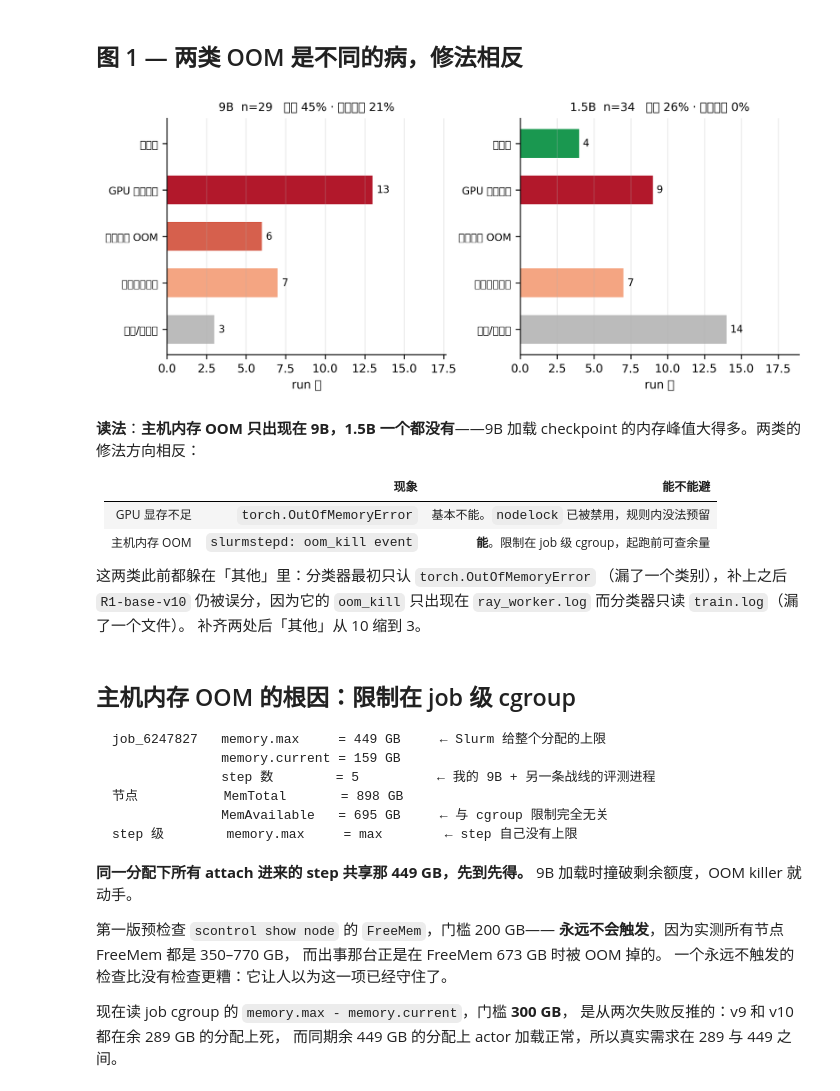
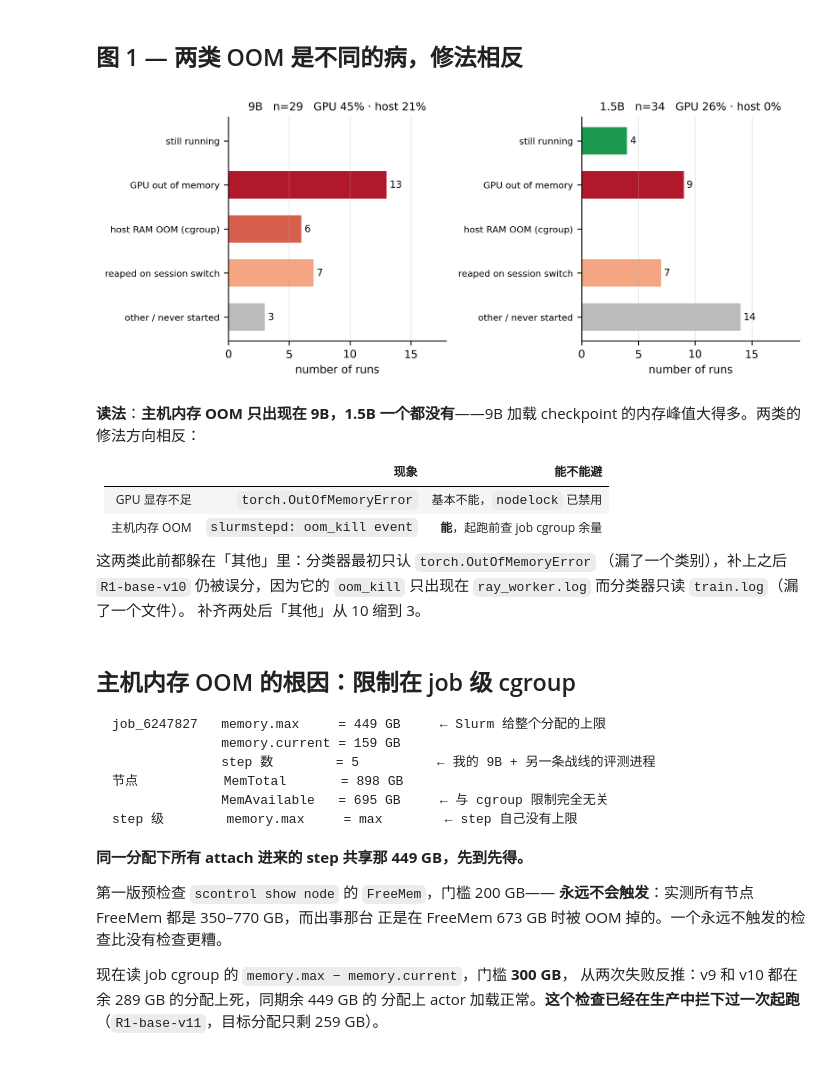
Before and after one commit to KangOxford/Large-Discovery-Models, a Jupyter notebook: rl/slime_launch/handoff_notebooks/02_9b_run_stability.ipynb, the cells around one changed output. Cells and saved outputs as stored; diff of their text form; code cells hidden in the pictures.

````diff
--- a/rl/slime_launch/handoff_notebooks/02_9b_run_stability.ipynb
+++ b/rl/slime_launch/handoff_notebooks/02_9b_run_stability.ipynb
@@ -28,7 +28,7 @@ def load(name): return json.loads((R / name).read_text())
 runs = load("run_outcomes.json")
 c9 = Counter(r["outcome"] for r in runs if r["size"] == "9B")
 c15 = Counter(r["outcome"] for r in runs if r["size"] == "1.5B")
-n9 = sum(c9.values()); n15 = sum(c15.values())
+n9, n15 = sum(c9.values()), sum(c15.values())
 print(f"9B   n={n9}   {dict(c9)}")
 print(f"1.5B n={n15}   {dict(c15)}")
 # %% [output]
@@ -38,32 +38,33 @@ print(f"1.5B n={n15}   {dict(c15)}")
 ## 图 1 — 两类 OOM 是不同的病，修法相反
 # %%
 order = ["alive", "gpu_oom", "host_oom", "session_kill", "other"]
-lab = {"alive": "还在跑", "gpu_oom": "GPU 显存不足", "host_oom": "主机内存 OOM",
-       "session_kill": "会话切换收割", "other": "其他/未起来"}
+lab = {"alive": "still running", "gpu_oom": "GPU out of memory",
+       "host_oom": "host RAM OOM (cgroup)", "session_kill": "reaped on session switch",
+       "other": "other / never started"}
 col = {"alive": "#1a9850", "gpu_oom": "#b2182b", "host_oom": "#d6604d",
        "session_kill": "#f4a582", "other": "#bbbbbb"}
-fig, axes = plt.subplots(1, 2, figsize=(7.8, 3.4))
+fig, axes = plt.subplots(1, 2, figsize=(8.2, 3.4))
 for ax, (size, cnt, n) in zip(axes, [("9B", c9, n9), ("1.5B", c15, n15)]):
     vals = [cnt.get(k, 0) for k in order]
     b = ax.barh(range(len(order)), vals, color=[col[k] for k in order], height=.62)
-    ax.set_yticks(range(len(order))); ax.set_yticklabels([lab[k] for k in order], fontsize=8)
-    ax.invert_yaxis(); ax.set_xlabel("run 数")
-    ax.set_title(f"{size}  n={n}   显存 {100*cnt.get('gpu_oom',0)/n:.0f}% · "
-                 f"主机内存 {100*cnt.get('host_oom',0)/n:.0f}%", fontsize=9)
+    ax.set_yticks(range(len(order))); ax.set_yticklabels([lab[k] for k in order], fontsize=7.5)
+    ax.invert_yaxis(); ax.set_xlabel("number of runs")
+    ax.set_title(f"{size}   n={n}   GPU {100*cnt.get('gpu_oom',0)/n:.0f}% · "
+                 f"host {100*cnt.get('host_oom',0)/n:.0f}%", fontsize=9)
     for r_, v in zip(b, vals):
         if v: ax.text(v+.25, r_.get_y()+r_.get_height()/2, str(v), va="center", fontsize=8)
-    ax.set_xlim(0, max(vals)*1.28+1); ax.grid(axis="y", alpha=0)
+    ax.set_xlim(0, max(vals)*1.3+1); ax.grid(axis="y", alpha=0)
 plt.tight_layout(); plt.show()
 # %% [output]
-[figure, old version]
+[figure, new version]
 # %% [markdown]
 **读法**：**主机内存 OOM 只出现在 9B，1.5B 一个都没有**——9B 加载
 checkpoint 的内存峰值大得多。两类的修法方向相反：
 
 | | 现象 | 能不能避 |
 |---|---|---|
-| GPU 显存不足 | `torch.OutOfMemoryError` | 基本不能。`nodelock` 已被禁用，规则内没法预留 |
-| 主机内存 OOM | `slurmstepd: oom_kill event` | **能**。限制在 job 级 cgroup，起跑前可查余量 |
+| GPU 显存不足 | `torch.OutOfMemoryError` | 基本不能，`nodelock` 已禁用 |
+| 主机内存 OOM | `slurmstepd: oom_kill event` | **能**，起跑前查 job cgroup 余量 |
 
 这两类此前都躲在「其他」里：分类器最初只认 `torch.OutOfMemoryError`
 （漏了一个类别），补上之后 `R1-base-v10` 仍被误分，因为它的 `oom_kill`
@@ -82,16 +83,15 @@ step 级        memory.max     = max        ← step 自己没有上限
 ```
 
 **同一分配下所有 attach 进来的 step 共享那 449 GB，先到先得。**
-9B 加载时撞破剩余额度，OOM killer 就动手。
 
 第一版预检查 `scontrol show node` 的 `FreeMem`，门槛 200 GB——
-**永远不会触发**，因为实测所有节点 FreeMem 都是 350–770 GB，
-而出事那台正是在 FreeMem 673 GB 时被 OOM 掉的。
-一个永远不触发的检查比没有检查更糟：它让人以为这一项已经守住了。
+**永远不会触发**：实测所有节点 FreeMem 都是 350–770 GB，而出事那台
+正是在 FreeMem 673 GB 时被 OOM 掉的。一个永远不触发的检查比没有检查更糟。
 
-现在读 job cgroup 的 `memory.max - memory.current`，门槛 **300 GB**，
-是从两次失败反推的：v9 和 v10 都在余 289 GB 的分配上死，
-而同期余 449 GB 的分配上 actor 加载正常，所以真实需求在 289 与 449 之间。
+现在读 job cgroup 的 `memory.max − memory.current`，门槛 **300 GB**，
+从两次失败反推：v9 和 v10 都在余 289 GB 的分配上死，同期余 449 GB 的
+分配上 actor 加载正常。**这个检查已经在生产中拦下过一次起跑**
+（`R1-base-v11`，目标分配只剩 259 GB）。
 # %% [markdown]
 ## 还要做什么
 
````
Also changed, not shown: parts of 2 cells of this notebook, 8 other files.
